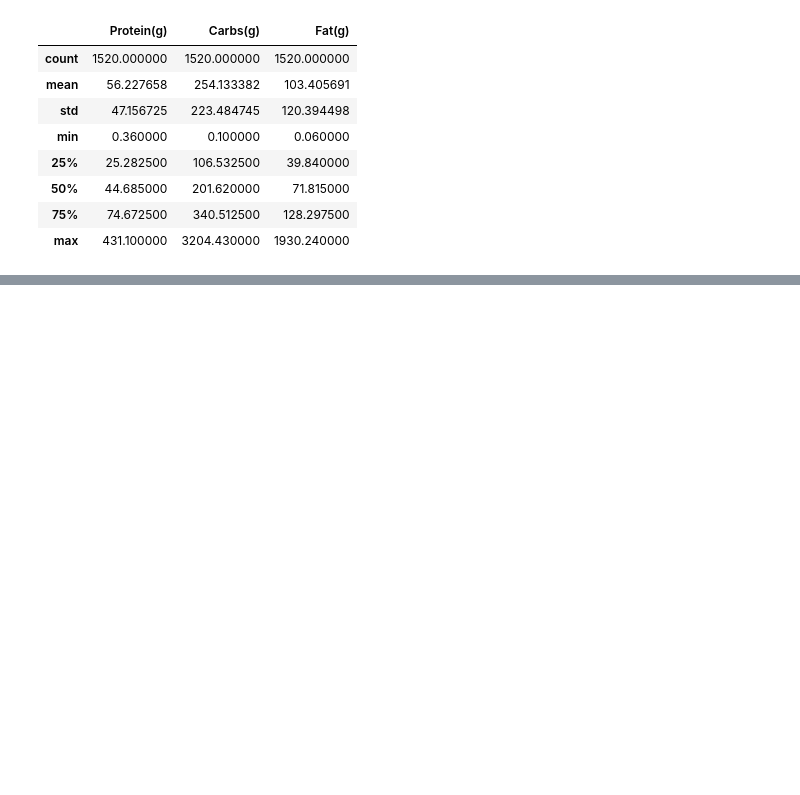
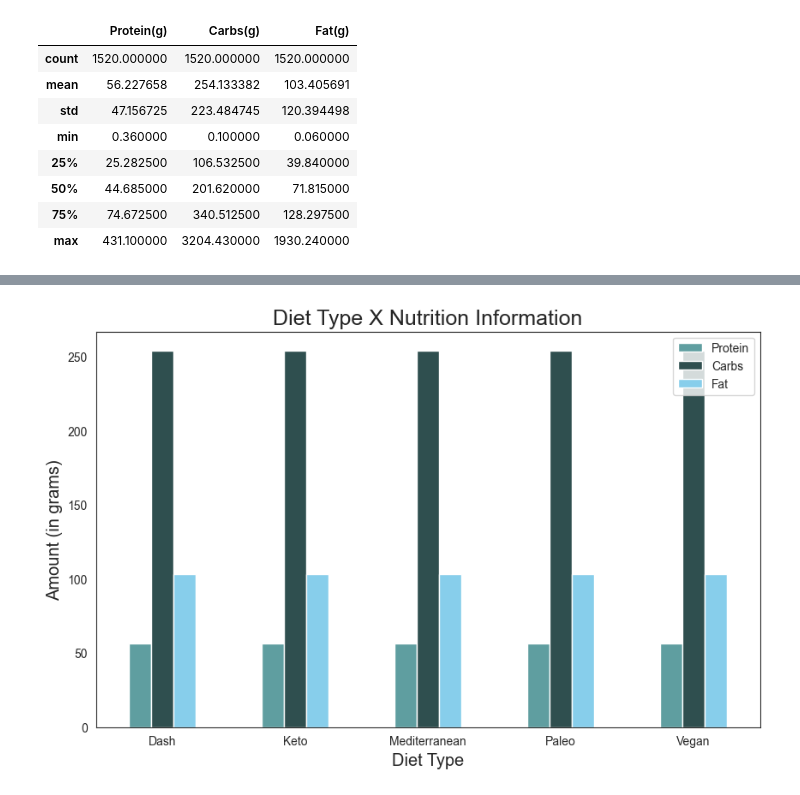
Before and after one commit to STEAM-Center-NYC/10032-Dieting-With-The-Help-of-Artificial-Intelligence, a Jupyter notebook: ai_textgen.ipynb, the cells around one changed output, grey strips where cells are left out. Drawn from its saved outputs; the diff is of its cells as text; code cells hidden in the pictures; blank space fills up the shorter version.

```diff
--- a/ai_textgen.ipynb
+++ b/ai_textgen.ipynb
@@ -218,0 +248,23 @@ df_nodup.describe()
+# %%
+import seaborn as sns
+sns.set_style("white")
+# %%
+# Nutrition Information
+analise1 = df_nodup.groupby("Diet_type").aggregate({'Protein(g)':'mean','Carbs(g)':'mean','Fat(g)':'mean'})
+analise1_frame = analise1.reset_index()
+
+# Plot
+plotdata = pd.DataFrame({
+    "Protein":(analise1_frame[['Protein(g)']].squeeze()),
+    "Carbs":(analise1_frame[['Carbs(g)']].squeeze()),
+    "Fat":(analise1_frame[['Fat(g)']].squeeze())
+    },
+    index = ['Dash', 'Keto', 'Mediterranean','Paleo', 'Vegan']
+)
+
+plotdata.plot(kind="bar", color=["cadetblue","darkslategray","skyblue"],figsize=(10, 6),rot=0)
+plt.title("Diet Type X Nutrition Information",loc="center", fontsize=18)#fontsize="x-large",weight="bold")
+plt.xlabel("Diet Type",fontsize="x-large")
+plt.ylabel("Amount (in grams)", fontsize="x-large");
+# %% [output]
+[figure, added]
```
Also changed, not shown: parts of 2 cells of this notebook.
